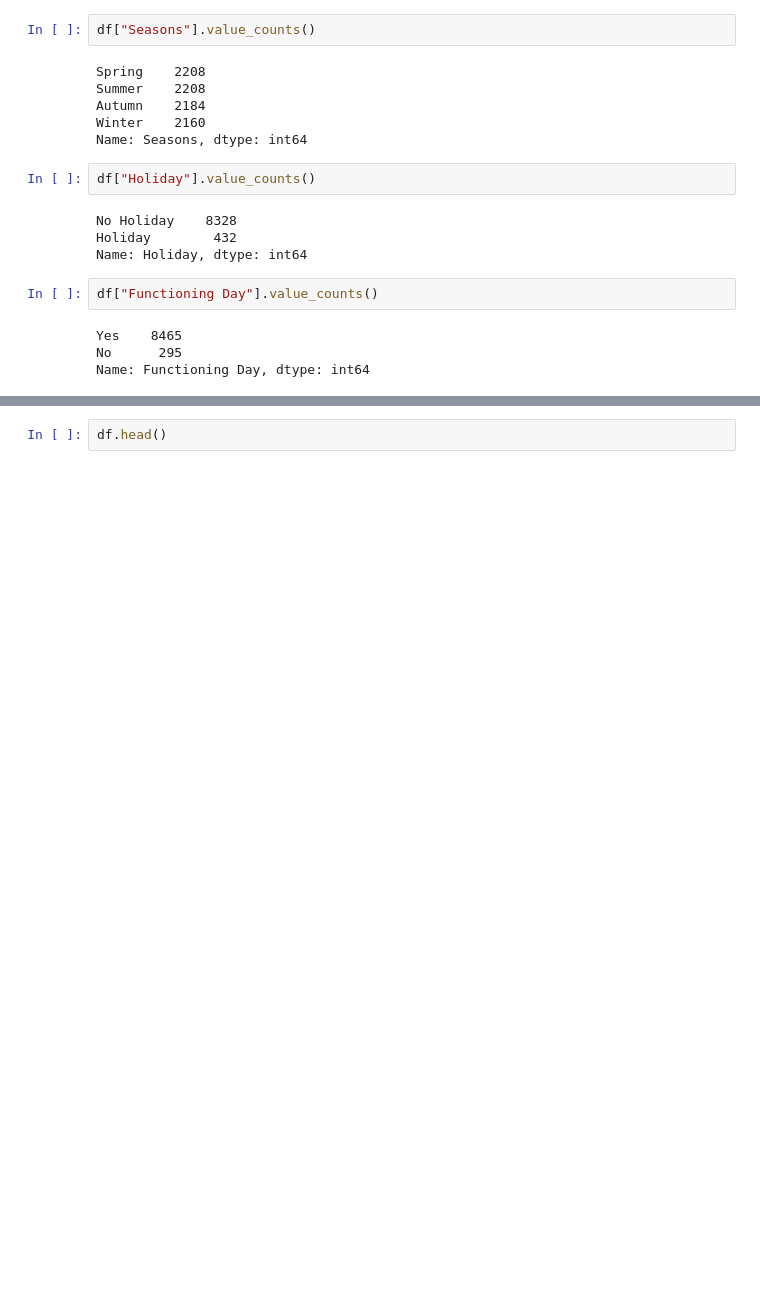
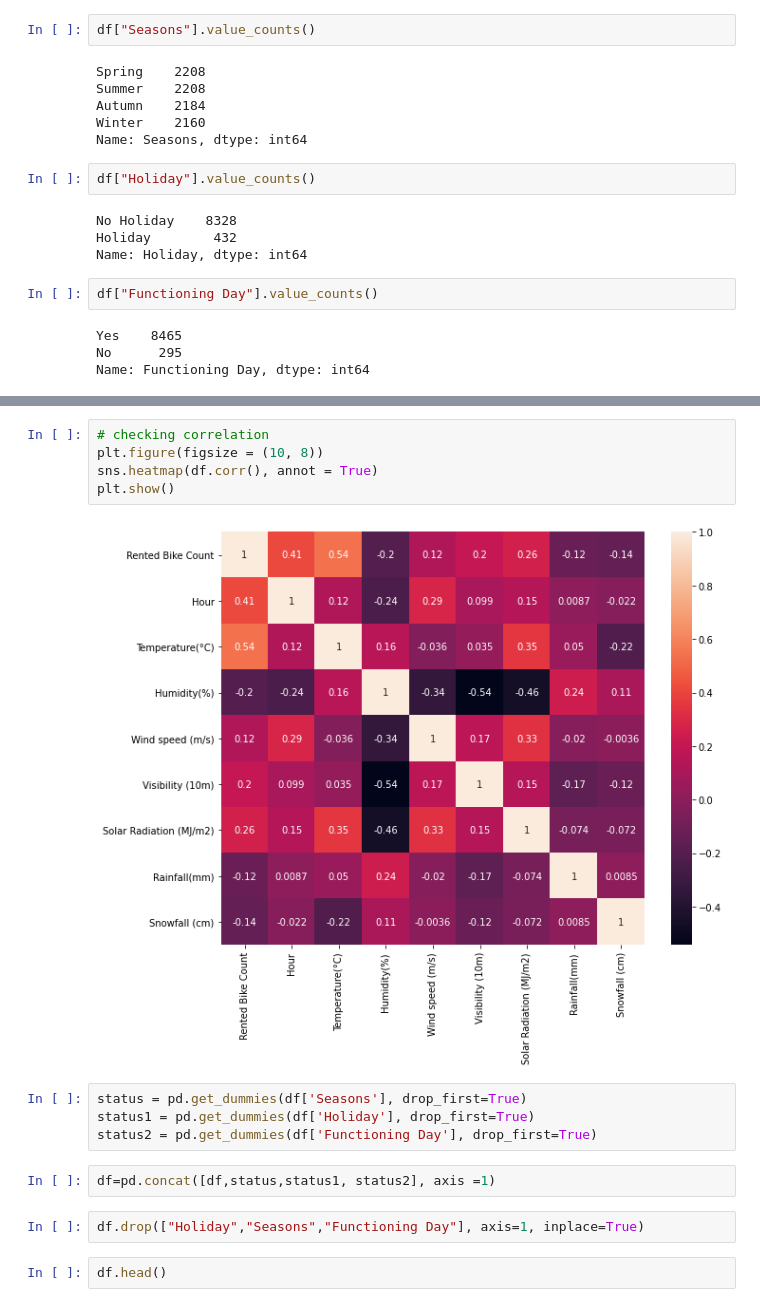
Before and after one commit to Arch0/bike-sharing, a Jupyter notebook: Bike_Sharing_Demand_Prediction_Capstone_Project.ipynb, the cells around one changed output, grey strips where cells are left out. Saved outputs shown, nothing was run; the diff lists cells and outputs as text; blank space fills up the shorter version.

```diff
--- a/Bike_Sharing_Demand_Prediction_Capstone_Project.ipynb
+++ b/Bike_Sharing_Demand_Prediction_Capstone_Project.ipynb
@@ -156,3 +208,18 @@ Name: Functioning Day, dtype: int64
+# %%
+# checking correlation
+plt.figure(figsize = (10, 8))
+sns.heatmap(df.corr(), annot = True)
+plt.show()
+# %% [output]
+[figure, added]
+# %%
+status = pd.get_dummies(df['Seasons'], drop_first=True)
+status1 = pd.get_dummies(df['Holiday'], drop_first=True)
+status2 = pd.get_dummies(df['Functioning Day'], drop_first=True)
+# %%
+df=pd.concat([df,status,status1, status2], axis =1)
+# %%
+df.drop(["Holiday","Seasons","Functioning Day"], axis=1, inplace=True)
 # %%
 df.head()
 # %% [output]
```
Also changed, not shown: parts of 17 cells of this notebook.
